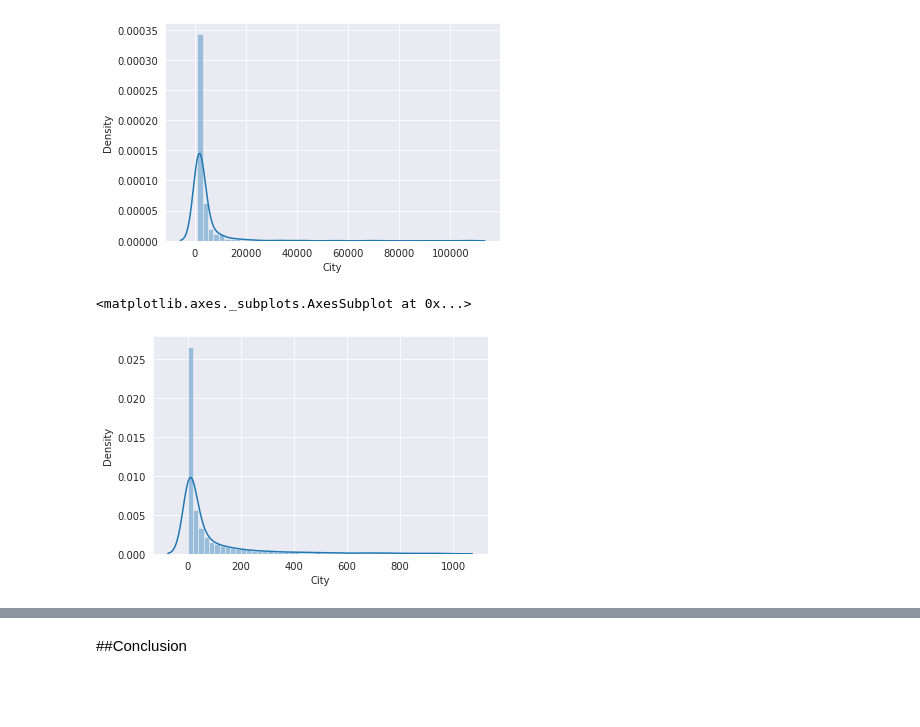
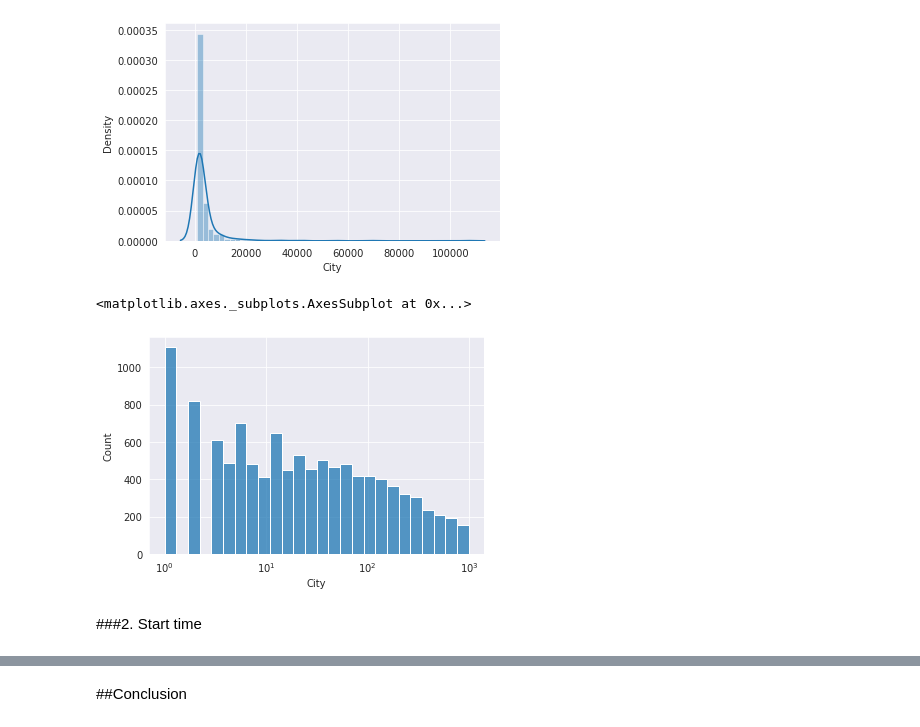
Before and after one commit to iamjainam/Exploratory-Data-Analysis-Project, a Jupyter notebook: USA_Accidents_Analysis.ipynb, the cells around one changed output, grey strips where cells are left out. Drawn from its saved outputs; the diff is of its cells as text; code cells hidden in the pictures; blank space fills up the shorter version.

```diff
--- a/USA_Accidents_Analysis.ipynb
+++ b/USA_Accidents_Analysis.ipynb
@@ -170,7 +187,9 @@ sns.distplot(high_accident_cities)
 <matplotlib.axes._subplots.AxesSubplot at 0x...>
 [figure]
 # %%
-sns.distplot(low_accident_cities)
+sns.histplot(low_accident_cities, log_scale=True)
 # %% [output]
 <matplotlib.axes._subplots.AxesSubplot at 0x...>
-[figure, old version]
+[figure, new version]
+# %% [markdown]
+###2. Start time
```
Also changed, not shown: parts of 11 cells of this notebook.
